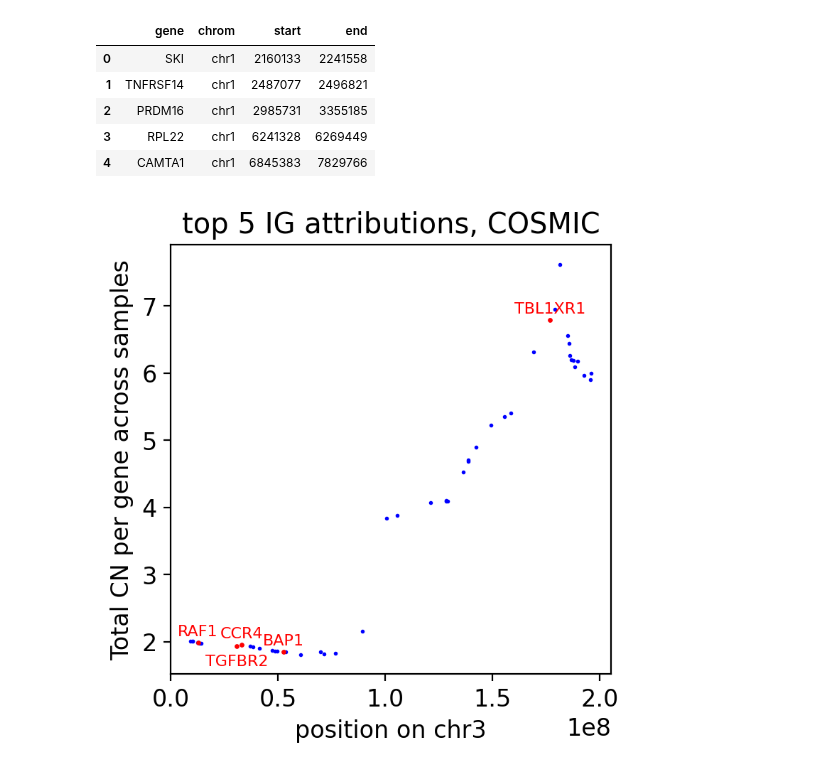
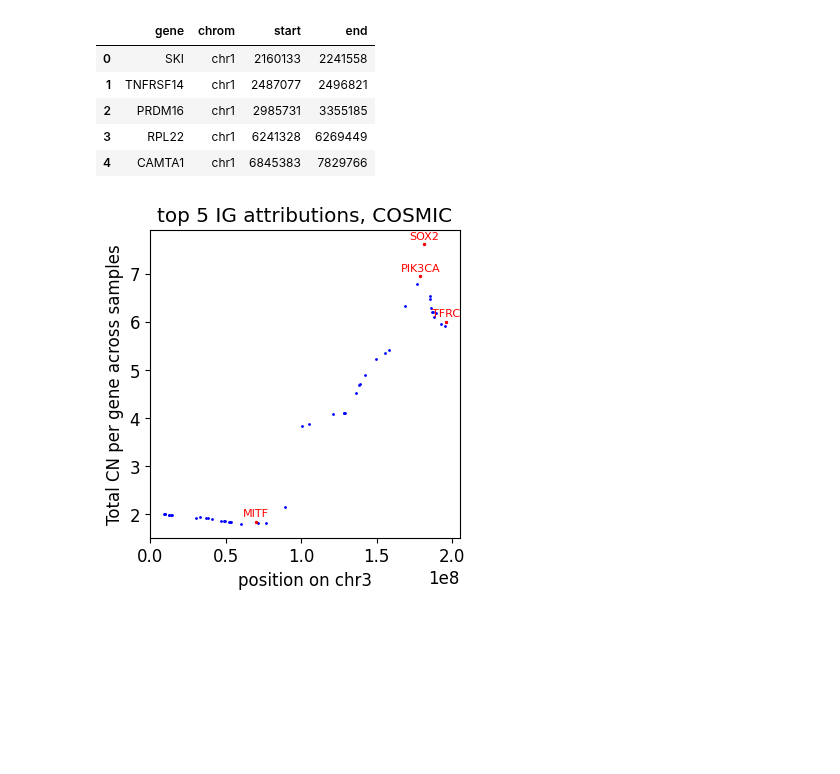
Before and after one commit to ICCB-Cologne/CNSistent, a Jupyter notebook: notebooks/analyze/analyze_lung.ipynb, the cells around one changed output. Drawn from its saved outputs; the diff is of its cells as text; code cells hidden in the pictures; blank space fills up the shorter version.

```diff
--- a/notebooks/analyze/analyze_lung.ipynb
+++ b/notebooks/analyze/analyze_lung.ipynb
@@ -112,31 +114,26 @@ cosmic_luad_group = cosmic_luad_group.merge(cosmic_genes, on=["chrom", "start",
 # %%
 # TODO: Move to CNCC
 
 from cns.display.plot import fig_dots
 
+fig, ax = fig_dots(cosmic_lusc_group, chrom="chr3", column="total_cn")
 
-# increase font size in figure
-plt.rcParams.update({'font.size': 12})
-
-fig, ax = fig_dots(cosmic_lusc_group, chrom="chr3", column="total_cn", dpi=200)
-
-genes = ['TGFBR2', 'CCR4', 'BAP1', 'RAF1', 'TBL1XR1']
+genes = ['MITF', 'TFRC', 'PIK3CA', 'SOX2']
 
 for i, row in cosmic_lusc_group.iterrows():
     if row['gene'] in genes:
         plt.scatter(row['mid'], row['total_cn'], color='red', s=2)
         offset = -.3 if row['gene'] in ['TGFBR2'] else 0.1
         text = f"{row['gene']}"
         plt.text(row['mid'], row['total_cn'] + offset, text, color="red", size=8, ha='center')
 
 ax.set_ylabel("Total CN per gene across samples")
 plt.title("top 5 IG attributions, COSMIC")
 
 plt.savefig(f"{img_path}/fig_COSMIC_genes_IG_att.pdf", bbox_inches='tight')
-plt.savefig(f"{img_path}/fig_COSMIC_genes_IG_att.png", bbox_inches='tight')
-plt.show()
+plt.savefig(f"{img_path}/fig_COSMIC_genes_IG_att.png", bbox_inches='tight', dpi=300)
 # %% [output]
-[figure, old version]
+[figure, new version]
 # %%
 chrom_3 = cosmic_lusc_group.query("chrom == 'chr3'")
 chrom_3.loc[140:158]
```
Also changed, not shown: parts of 9 cells of this notebook, 1 other file.
